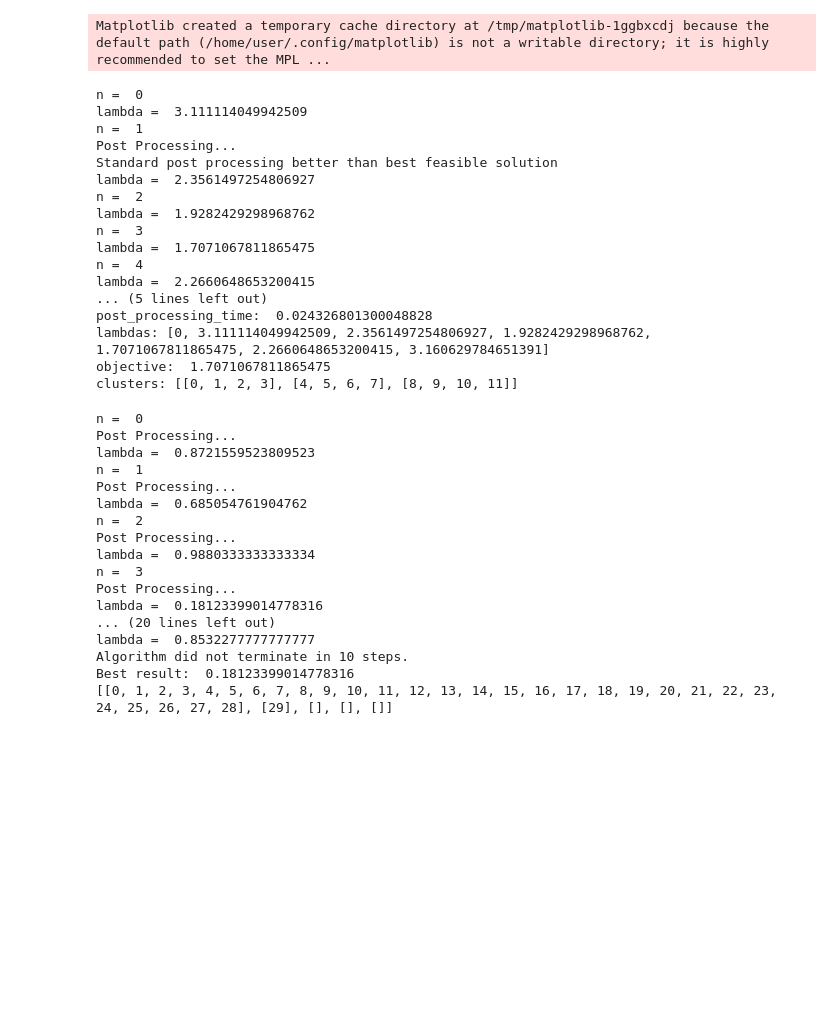
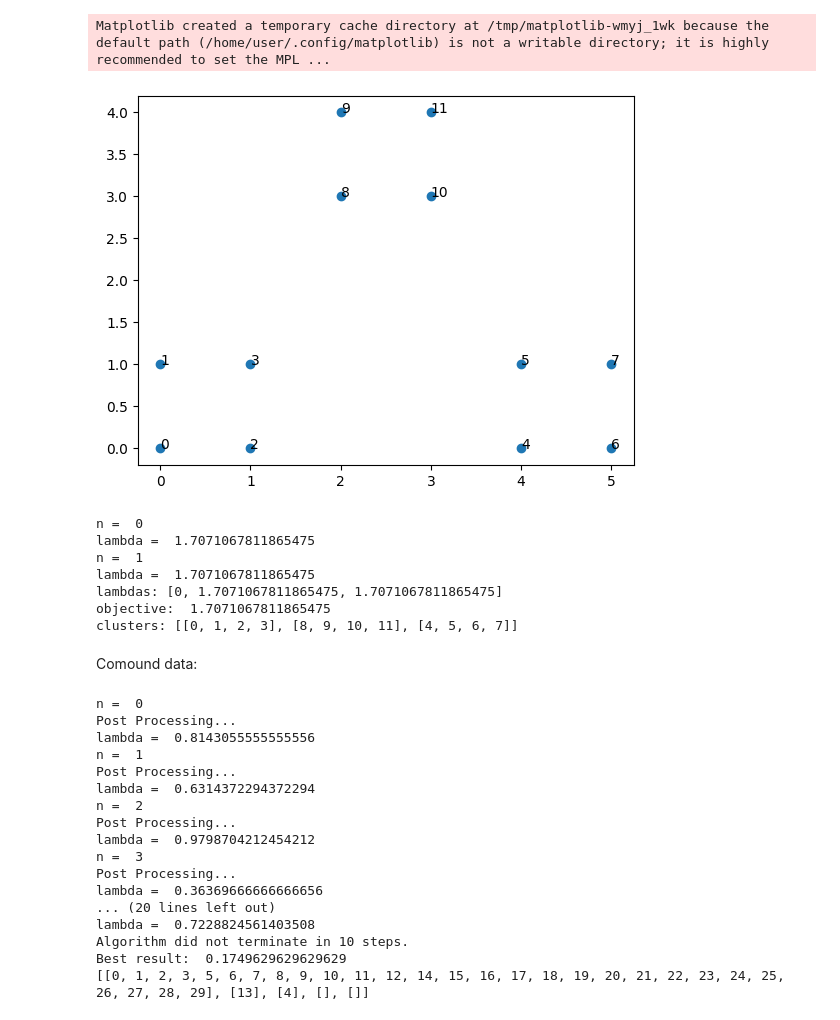
Before and after one commit to oliverszal/CML_benchmarks, a Jupyter notebook: QUBO_clustering_iterative_method.ipynb, the cells around one changed output. Drawn from its saved outputs; the diff is of its cells as text; code cells hidden in the pictures; blank space fills up the shorter version.

```diff
--- a/QUBO_clustering_iterative_method.ipynb
+++ b/QUBO_clustering_iterative_method.ipynb
@@ -3,9 +3,11 @@ import os
 import numpy as np
 import pickle
 import dimod
+import neal
 import dwave_token
 import pandas as pd
 import matplotlib.pyplot as plt
+import matplotlib.colors as mcolors
 import time
 
 from dwave.system import DWaveSampler, EmbeddingComposite, FixedEmbeddingComposite
@@ -16,8 +18,9 @@ from dwave.system import LeapHybridCQMSampler
 sampler = EmbeddingComposite(DWaveSampler(token=dwave_token.value))
 clique_sampler = DWaveCliqueSampler(token=dwave_token.value)
 hybrid_sampler = LeapHybridCQMSampler(token=dwave_token.value)
+simulated_sampler = neal.SimulatedAnnealingSampler()
 # %% [output]
-Matplotlib created a temporary cache directory at /tmp/matplotlib-1ggbxcdj because the default path (/home/user/.config/matplotlib) is not a writable directory; it is highly recommended to set the MPL ...
+Matplotlib created a temporary cache directory at /tmp/matplotlib-wmyj_1wk because the default path (/home/user/.config/matplotlib) is not a writable directory; it is highly recommended to set the MPL ...
 # %%
 def csv_to_matrix(file_name):
     dimension = len(np.genfromtxt(file_name)) - 1
@@ -105,9 +108,11 @@ def weighted_clustering_heuristic(distances, k, delta, n_max, solver='DWAVE', ti
             QUBO_penalty = penalty * make_QUBO_upper_triangle([[(-1 if g == l else 1) if i == j else 0 for g in range(k) for i in range(N)] for l in range(k) for j in range(N)])
             bqm_core.add_linear_from_array(np.diag(QUBO_penalty))
             bqm_core.add_quadratic_from_dense(QUBO_penalty - np.diag(np.diag(QUBO_penalty)))
-            bqm_core.offset += penalty*N
+            bqm_core.offset = penalty*N
         if solver == 'clique':
             DWavesampler = clique_sampler
+        elif solver == 'SA':
+            DWavesampler = simulated_sampler
         elif solver == 'hybrid':
             def uniqueness(i):
                 return([g*N + i for g in range(k)])
@@ -199,37 +204,54 @@ def elbow(distances, k_min, k_max, step, delta, n_max, solver='DWAVE', time_limi
     plt.ylabel('objective')
     plt.show()
     return(objectives)
+
+def objective(distances, clusters):
+    return(sum(sum(distances[i,j] for i in cluster for j in cluster if i<j)/(len(cluster)*(len(cluster)-1)) if len(cluster) > 1 else 0 for cluster in clusters))
+
+def import_points(file_name):
+    points = np.genfromtxt(file_name, delimiter = ',')
+    return(points)
+
+def plot_2Dclusters(points, clusters, save=False):
+    k = len(clusters)
+    colors = list(mcolors.TABLEAU_COLORS)[:k]
+    for i, cluster in enumerate(clusters):
+        plt.scatter([points[j,0] for j in cluster], [points[j,1] for j in cluster], color=colors[i])
+    if save:
+        plt.savefig(save, dpi=250)
+    plt.show()
+
+def distance_from_2Dpoints(points):
+    n = len(points)
+    d = np.zeros((n,n))
+    for i in range(n):
+        for j in range(i,n):
+            d[i,j] = np.sqrt((points[i][0] - points[j][0])**2 + (points[i][1] - points[j][1])**2)
+    return(d)
 # %%
-points = [(0,0),(0,1),(1,0),(1,1),(5,0),(5,1),(6,0),(6,1),(2,4),(2,5),(3,4),(3,5)]
-# plt.scatter([x for x,y in points], [y for x,y in points])
-# for i, p in enumerate(points):
-#     plt.annotate(i, p)
-# plt.show()
+points = [(0,0),(0,1),(1,0),(1,1),(4,0),(4,1),(5,0),(5,1),(2,3),(2,4),(3,3),(3,4)]
+plt.scatter([x for x,y in points], [y for x,y in points])
+for i, p in enumerate(points):
+    plt.annotate(i, p)
+plt.show()
 distances = distance_from_2Dpoints(points)
-lambdas, clusters = weighted_clustering_heuristic(distances, k=3, delta=0, n_max=5, solver='', time_limit=0, shots=100, penalty=True, fix_variables=True, sort_samples='lambda')
+lambdas, clusters = weighted_clustering_heuristic(distances, k=3, delta=0, n_max=10, solver='SA', time_limit=0, shots=1000, penalty=True, fix_variables=True, sort_samples='None')
 print('lambdas:', lambdas)
 print('objective: ', min(lambdas[1:]))
 print('clusters:', clusters)
 # plt.plot(lambdas)
 # plt.show()
 # %% [output]
+[figure, added]
 n =  0
-lambda =  3.111114049942509
+lambda =  1.7071067811865475
 n =  1
-Post Processing...
-Standard post processing better than best feasible solution
-lambda =  2.3561497254806927
-n =  2
-lambda =  1.9282429298968762
-n =  3
 lambda =  1.7071067811865475
-n =  4
-lambda =  2.2660648653200415
-... (5 lines left out)
-post_processing_time:  0.024326801300048828
-lambdas: [0, 3.111114049942509, 2.3561497254806927, 1.9282429298968762, 1.7071067811865475, 2.2660648653200415, 3.160629784651391]
+lambdas: [0, 1.7071067811865475, 1.7071067811865475]
 objective:  1.7071067811865475
-clusters: [[0, 1, 2, 3], [4, 5, 6, 7], [8, 9, 10, 11]]
+clusters: [[0, 1, 2, 3], [8, 9, 10, 11], [4, 5, 6, 7]]
+# %% [markdown]
+Comound data:
 # %%
 folder = 'Compound data/'
 file_name = 'Matrix_chemphys_withdrawn_tanimoto_real_values.csv'
@@ -245,18 +267,18 @@ print(clusters)
 # %% [output]
 n =  0
 Post Processing...
-lambda =  0.8721559523809523
+lambda =  0.8143055555555556
 n =  1
 Post Processing...
-lambda =  0.685054761904762
+lambda =  0.6314372294372294
 n =  2
 Post Processing...
-lambda =  0.9880333333333334
+lambda =  0.9798704212454212
 n =  3
 Post Processing...
-lambda =  0.18123399014778316
+lambda =  0.36369666666666656
 ... (20 lines left out)
-lambda =  0.8532277777777777
+lambda =  0.7228824561403508
 Algorithm did not terminate in 10 steps.
-Best result:  0.18123399014778316
-[[0, 1, 2, 3, 4, 5, 6, 7, 8, 9, 10, 11, 12, 13, 14, 15, 16, 17, 18, 19, 20, 21, 22, 23, 24, 25, 26, 27, 28], [29], [], [], []]
+Best result:  0.1749629629629629
+[[0, 1, 2, 3, 5, 6, 7, 8, 9, 10, 11, 12, 14, 15, 16, 17, 18, 19, 20, 21, 22, 23, 24, 25, 26, 27, 28, 29], [13], [4], [], []]
```
Also changed, not shown: parts of 6 cells of this notebook.
